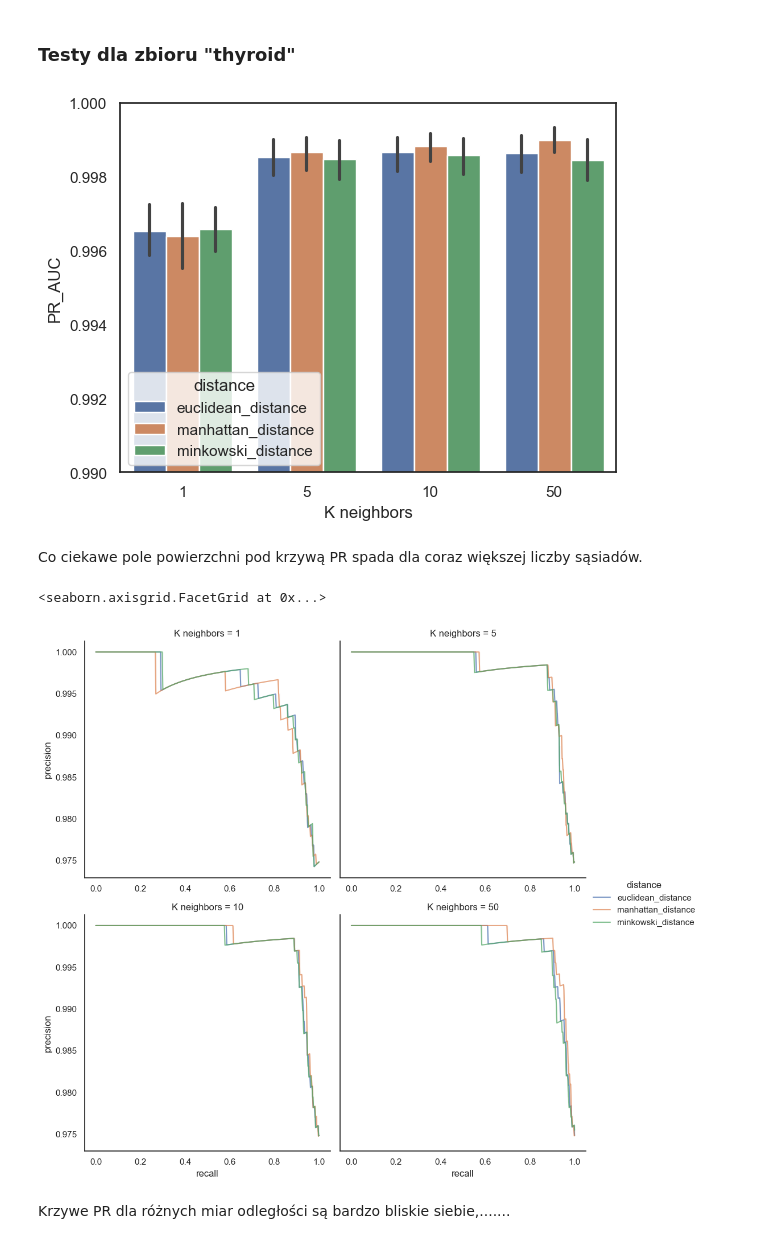
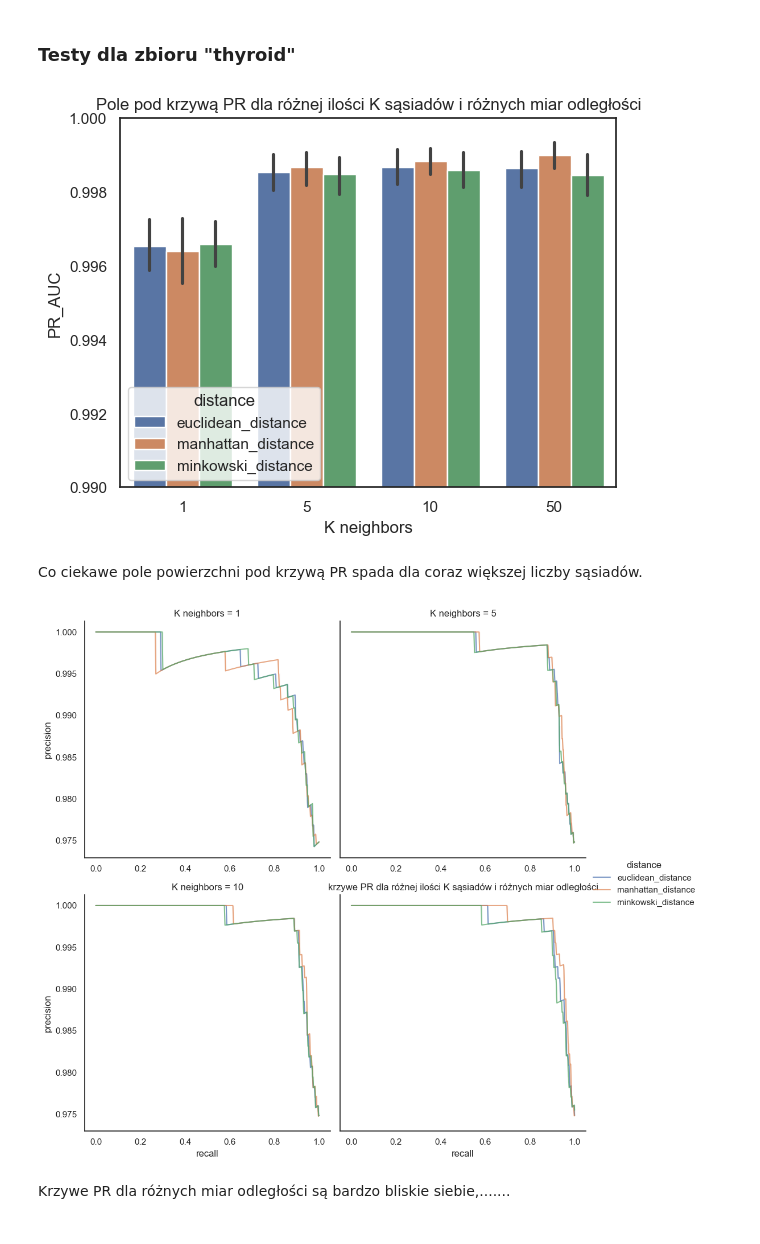
Before and after one commit to kubiakm/ZUM, a Jupyter notebook: knn_tests.ipynb, the cells around one changed output. Saved outputs shown, nothing was run; the diff lists cells and outputs as text; code cells hidden in the pictures.

```diff
--- a/knn_tests.ipynb
+++ b/knn_tests.ipynb
@@ -158,10 +155,11 @@ result_df = test_functions.test_loop(thyroid_features, thyroid_labels, n_neighbo
 # %%
 fig, ax = plt.subplots()
 sns.barplot(result_df, x="K neighbors", y="PR_AUC", hue="distance", ax=ax)
 ax.set_ylim(0.99, 1)
+plt.title("Pole pod krzywą PR dla różnej ilości K sąsiadów i różnych miar odległości")
 plt.show()
 # %% [output]
-[figure, old version]
+[figure, new version]
 # %% [markdown]
 Co ciekawe pole powierzchni pod krzywą PR spada dla coraz większej liczby sąsiadów.
 # %%
@@ -180,9 +178,10 @@ sns.relplot(
     col_wrap=2,
     alpha=0.7
 )
+plt.title("krzywe PR dla różnej ilości K sąsiadów i różnych miar odległości")
+plt.show()
 # %% [output]
-<seaborn.axisgrid.FacetGrid at 0x...>
-[figure, old version]
+[figure, new version]
 # %% [markdown]
 Krzywe PR dla różnych miar odległości są bardzo bliskie siebie,.......
 # %% [markdown]
```
Also changed, not shown: parts of 11 cells of this notebook, 2 other files.
